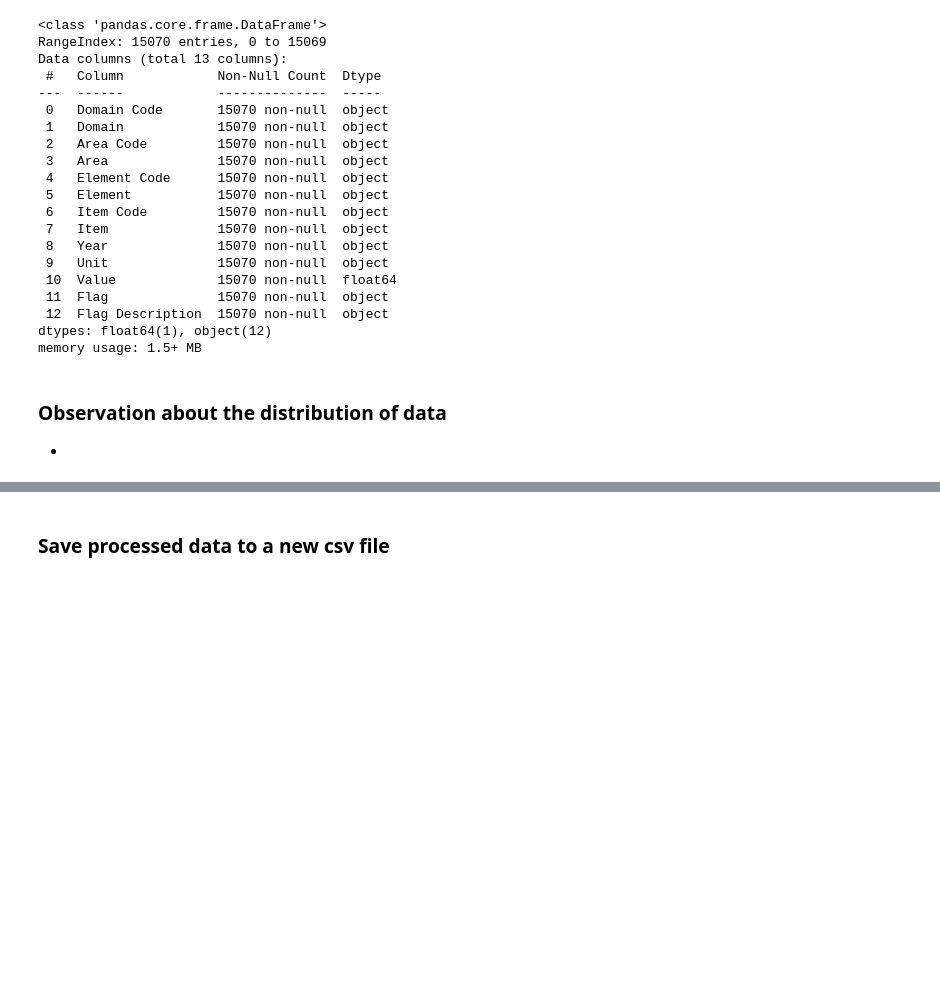
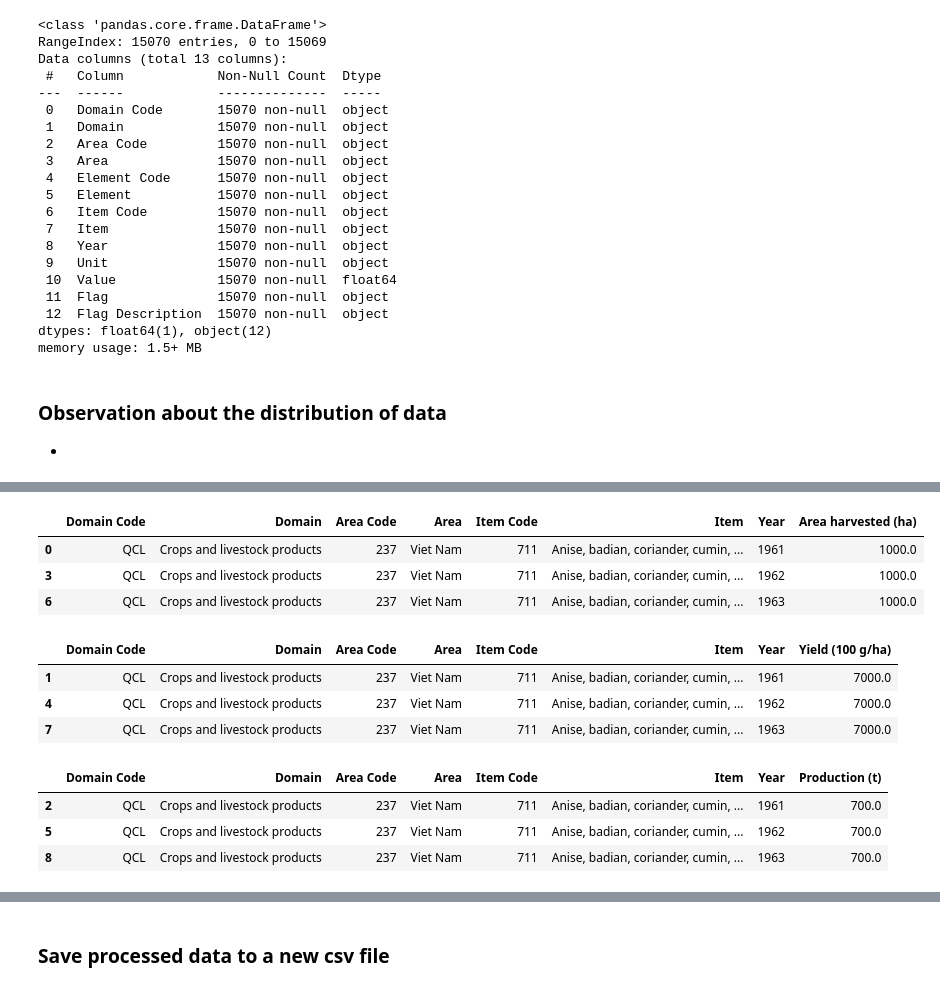
Before and after one commit to DunQua/-Intro2DS-Final-Seminar, a Jupyter notebook: source_code/02_preprocess_data.ipynb, the cells around one changed output, grey strips where cells are left out. Saved outputs shown, nothing was run; the diff lists cells and outputs as text; code cells hidden in the pictures; blank space fills up the shorter version.

```diff
--- a/source_code/02_preprocess_data.ipynb
+++ b/source_code/02_preprocess_data.ipynb
@@ -212,0 +294,18 @@ memory usage: 1.5+ MB
+# %%
+# Let check
+display(area_harvest_df.head(3))
+display(yield_df.head(3))
+display(production_df.head(3))
+# %% [output]
+|  | Domain Code | Domain | Area Code | Area | Item Code | Item | Year | Area harvested (ha) |
+| 0 | QCL | Crops and livestock products | 237 | Viet Nam | 711 | Anise, badian, coriander, cumin, ... | 1961 | 1000.0 |
+| 3 | QCL | Crops and livestock products | 237 | Viet Nam | 711 | Anise, badian, coriander, cumin, ... | 1962 | 1000.0 |
+| 6 | QCL | Crops and livestock products | 237 | Viet Nam | 711 | Anise, badian, coriander, cumin, ... | 1963 | 1000.0 |
+|  | Domain Code | Domain | Area Code | Area | Item Code | Item | Year | Yield (100 g/ha) |
+| 1 | QCL | Crops and livestock products | 237 | Viet Nam | 711 | Anise, badian, coriander, cumin, ... | 1961 | 7000.0 |
+| 4 | QCL | Crops and livestock products | 237 | Viet Nam | 711 | Anise, badian, coriander, cumin, ... | 1962 | 7000.0 |
+| 7 | QCL | Crops and livestock products | 237 | Viet Nam | 711 | Anise, badian, coriander, cumin, ... | 1963 | 7000.0 |
+|  | Domain Code | Domain | Area Code | Area | Item Code | Item | Year | Production (t) |
+| 2 | QCL | Crops and livestock products | 237 | Viet Nam | 711 | Anise, badian, coriander, cumin, ... | 1961 | 700.0 |
+| 5 | QCL | Crops and livestock products | 237 | Viet Nam | 711 | Anise, badian, coriander, cumin, ... | 1962 | 700.0 |
+| 8 | QCL | Crops and livestock products | 237 | Viet Nam | 711 | Anise, badian, coriander, cumin, ... | 1963 | 700.0 |
```
Also changed, not shown: parts of 12 cells of this notebook, 10 other files.
